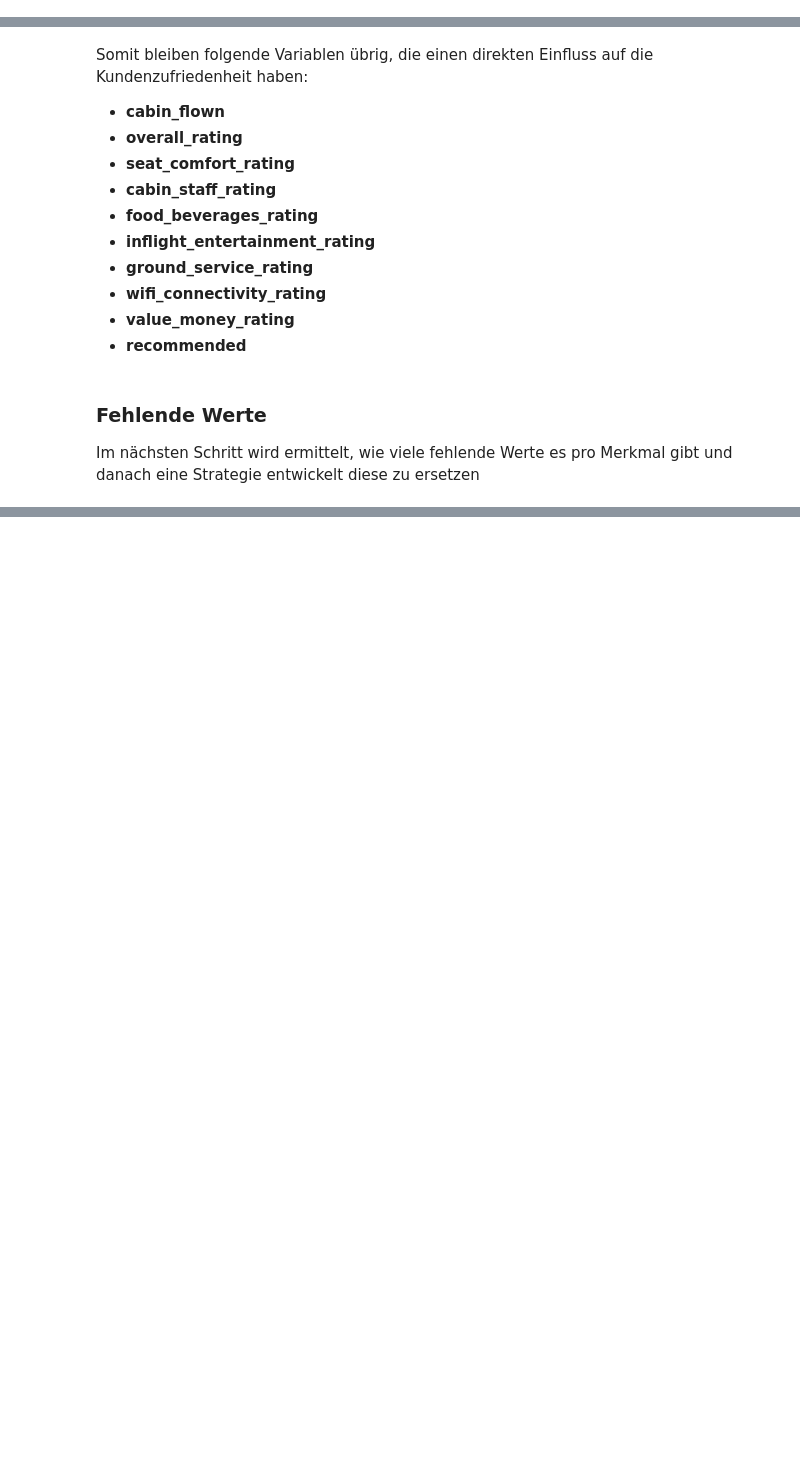
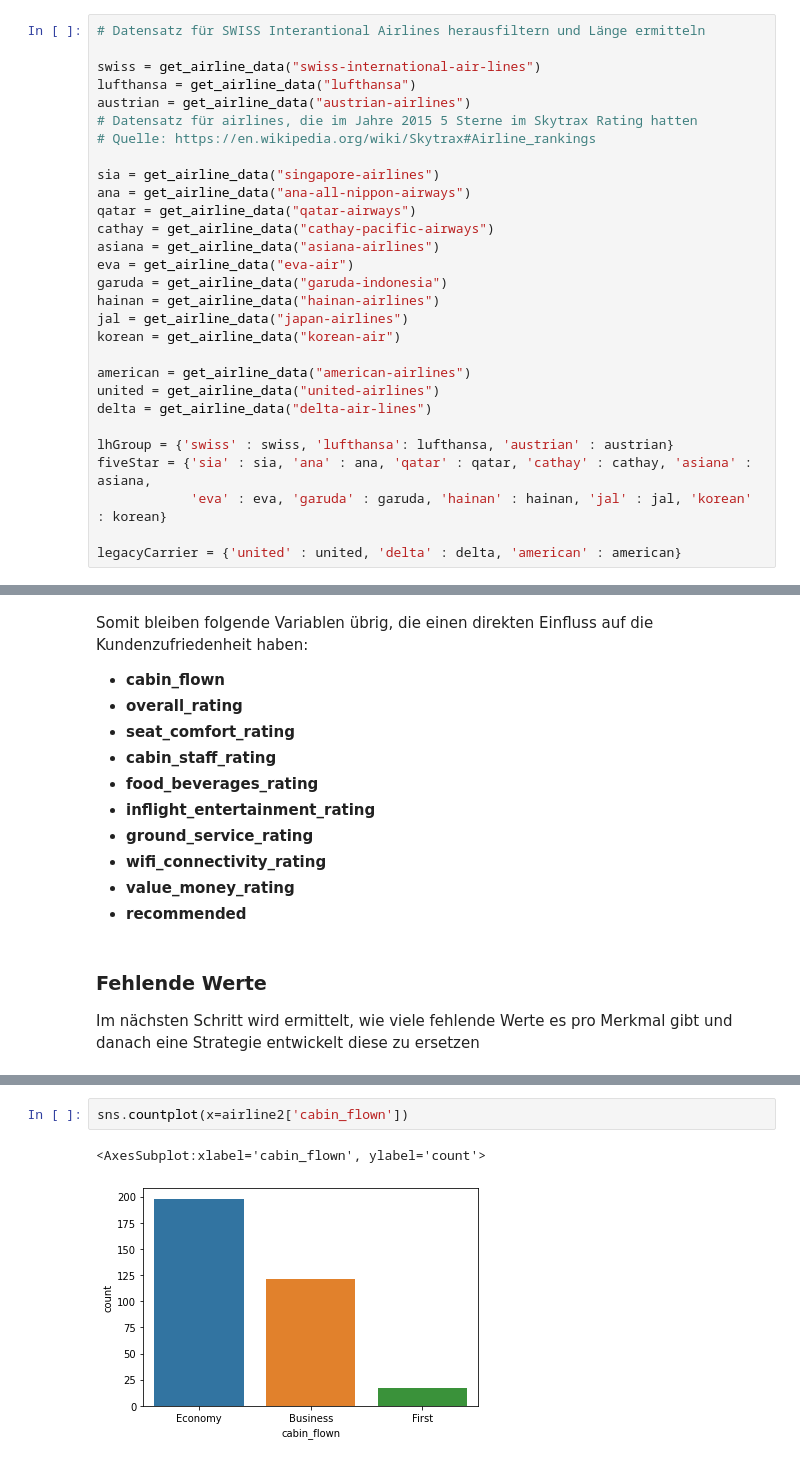
Before and after one commit to gremue/skytrax_analysis, a Jupyter notebook: Analysis.ipynb, the cells around one changed output, grey strips where cells are left out. Saved outputs shown, nothing was run; the diff lists cells and outputs as text; blank space fills up the shorter version.

```diff
--- a/Analysis.ipynb
+++ b/Analysis.ipynb
@@ -25,0 +151,29 @@ swiss = swiss.reset_index(drop=True)
+# %%
+# Datensatz für SWISS Interantional Airlines herausfiltern und Länge ermitteln
+
+swiss = get_airline_data("swiss-international-air-lines")
+lufthansa = get_airline_data("lufthansa")
+austrian = get_airline_data("austrian-airlines")
+# Datensatz für airlines, die im Jahre 2015 5 Sterne im Skytrax Rating hatten
+# Quelle: https://en.wikipedia.org/wiki/Skytrax#Airline_rankings
+
+sia = get_airline_data("singapore-airlines")
+ana = get_airline_data("ana-all-nippon-airways")
+qatar = get_airline_data("qatar-airways")
+cathay = get_airline_data("cathay-pacific-airways")
+asiana = get_airline_data("asiana-airlines")
+eva = get_airline_data("eva-air")
+garuda = get_airline_data("garuda-indonesia")
+hainan = get_airline_data("hainan-airlines")
+jal = get_airline_data("japan-airlines")
+korean = get_airline_data("korean-air")
+
+american = get_airline_data("american-airlines")
+united = get_airline_data("united-airlines")
+delta = get_airline_data("delta-air-lines")
+
+lhGroup = {'swiss' : swiss, 'lufthansa': lufthansa, 'austrian' : austrian}
+fiveStar = {'sia' : sia, 'ana' : ana, 'qatar' : qatar, 'cathay' : cathay, 'asiana' : asiana,
+            'eva' : eva, 'garuda' : garuda, 'hainan' : hainan, 'jal' : jal, 'korean' : korean}
+
+legacyCarrier = {'united' : united, 'delta' : delta, 'american' : american}
@@ -107,0 +412,5 @@ assert swiss.isna().sum().sum() == 0, "There are still NaN values in dataset"
+# %%
+sns.countplot(x=airline2['cabin_flown'])
+# %% [output]
+<AxesSubplot:xlabel='cabin_flown', ylabel='count'>
+[figure, added]
```
Also changed, not shown: parts of 52 cells of this notebook.
